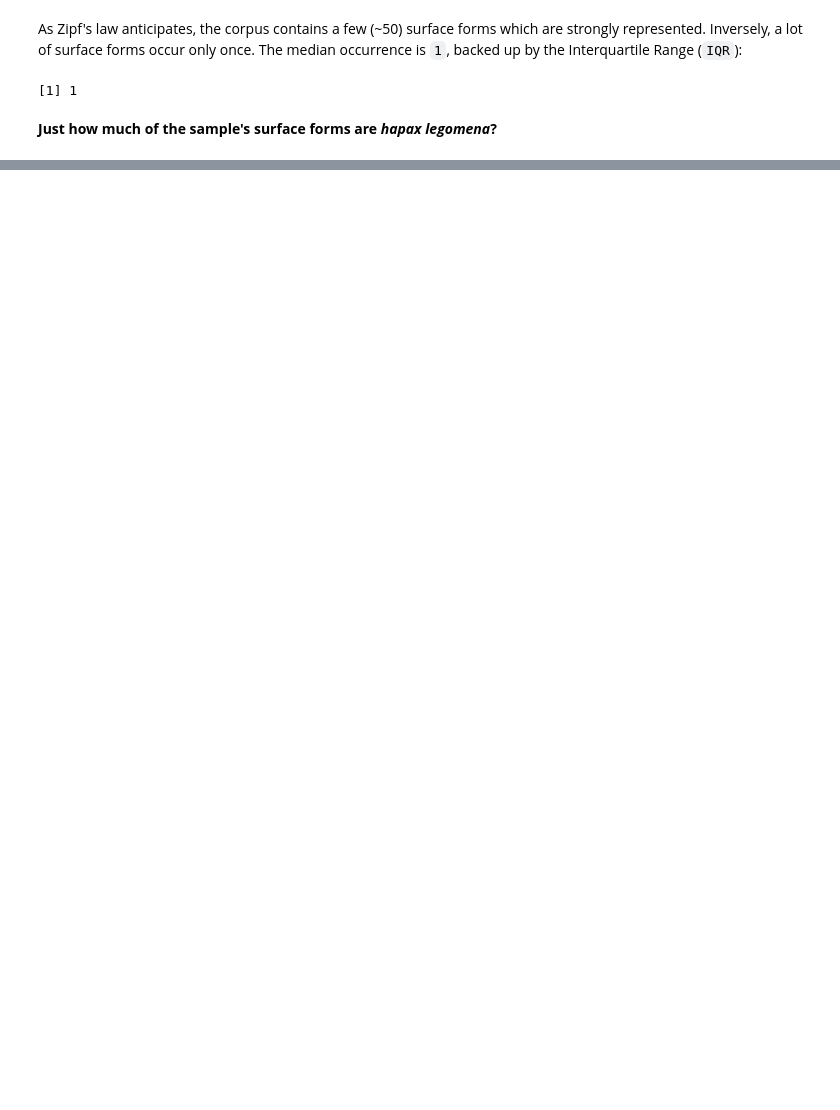
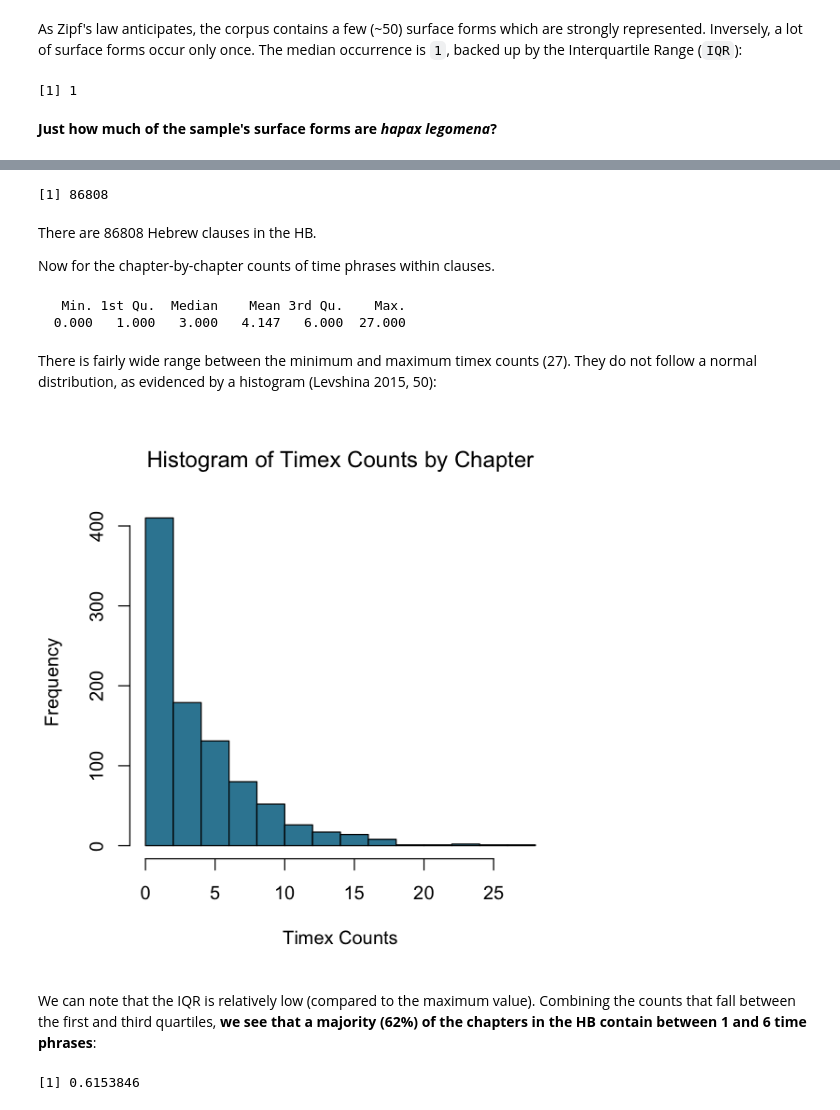
Before and after one commit to codykingham/Verb_in_Biblical_Hebrew, a Jupyter notebook: data_analysis/time_phrase_analysis.ipynb, the cells around one changed output, grey strips where cells are left out. Cells and saved outputs as stored; diff of their text form; code cells hidden in the pictures; blank space fills up the shorter version.

Commit message:
change repo name; add new work

```diff
--- a/data_analysis/time_phrase_analysis.ipynb
+++ b/data_analysis/time_phrase_analysis.ipynb
@@ -50,6 +53,7 @@ This study cannot fully explore the problem of timex taxonomy, nor can it accoun
 # data import
 timexes <- read.csv('../data/time_phrases.csv')
 verbs <- read.csv('../data/verbs.csv')
+clauses <- read.csv('../data/all_clauses.csv')
 # %% [markdown]
 <hr>
 # %% [markdown]
@@ -115,0 +127,39 @@ It is insightful that time phrase surface forms are distributed like lexica in a
+# %%
+nrow(clauses)
+# %% [output]
+[1] 86808
+# %% [markdown]
+There are 86808 Hebrew clauses in the HB.
+
+Now for the chapter-by-chapter counts of time phrases within clauses.
+# %%
+clauses$book.chapter <- paste(clauses$book, clauses$chapter, sep='.') # create a book.chapter column
+
+tp.chapter <- as.data.frame(table(clauses$book.chapter, clauses$has.timex)) # make the counts
+
+colnames(tp.chapter) <- c('book.chapter', 'has.timex', 'counts') # name cols
+
+# separate True counts for has.timex
+# doing it this way ensures chapters with null counts are included
+tp.chapter <- tp.chapter[tp.chapter$has.timex == 1,]
+
+summary(tp.chapter$counts) # get summary
+# %% [output]
+   Min. 1st Qu.  Median    Mean 3rd Qu.    Max.
+  0.000   1.000   3.000   4.147   6.000  27.000
+# %% [markdown]
+There is fairly wide range between the minimum and maximum timex counts (27). They do not follow a normal distribution, as evidenced by a histogram (Levshina 2015, 50):
+# %%
+hist(tp.chapter$counts,
+     main='Histogram of Timex Counts by Chapter',
+     col='#3686A1',
+     xlab='Timex Counts'
+    )
+# %% [output]
+[figure, added]
+# %% [markdown]
+We can note that the IQR is relatively low (compared to the maximum value). Combining the counts that fall between the first and third quartiles, **we see that a majority (62%) of the chapters in the HB contain between 1 and 6 time phrases**:
+# %%
+sum(tp.chapter$counts %in% c(1:6)) / length(tp.chapter$counts)
+# %% [output]
+[1] 0.6153846
```
Also changed, not shown: parts of 32 cells of this notebook, 5 other files.
